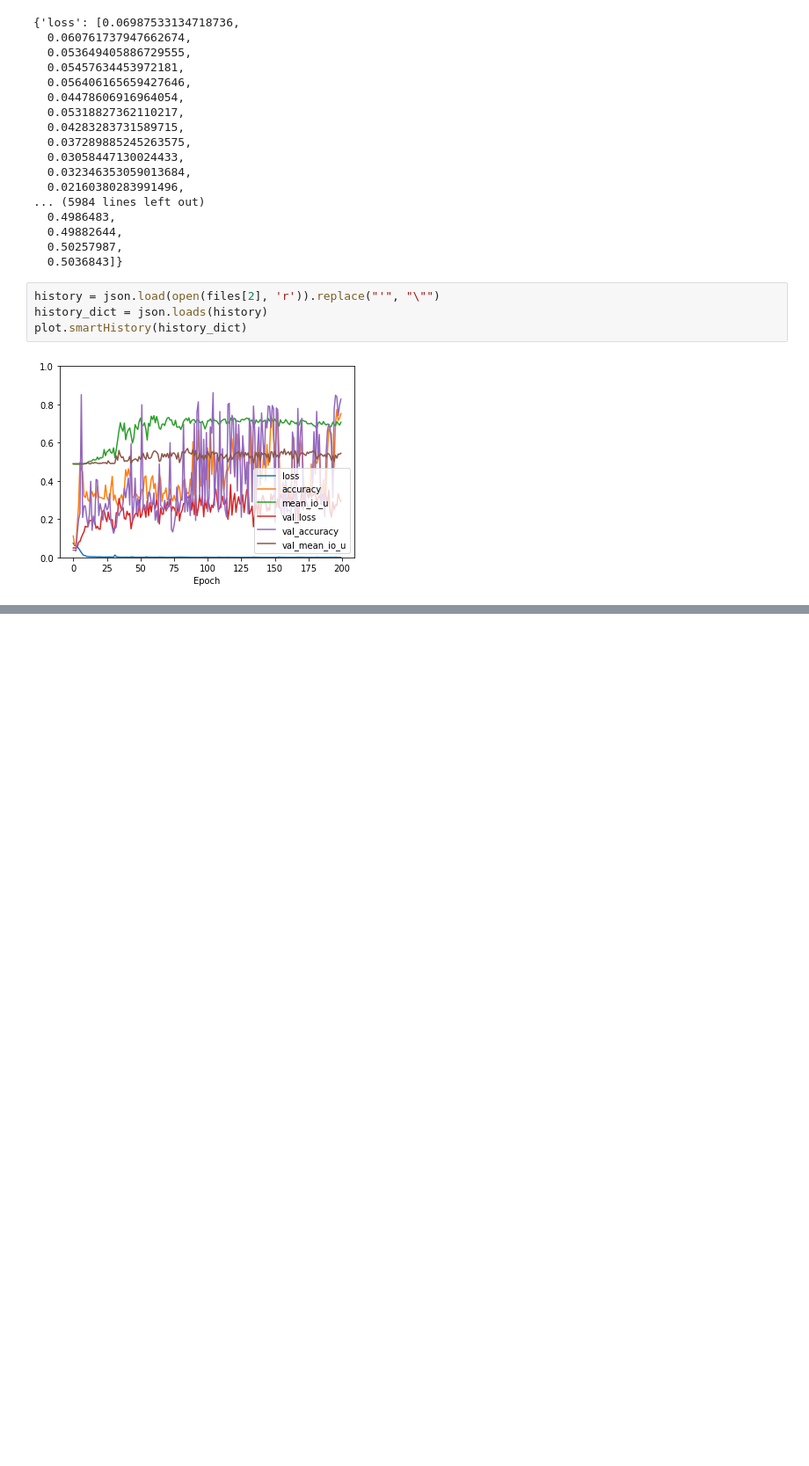
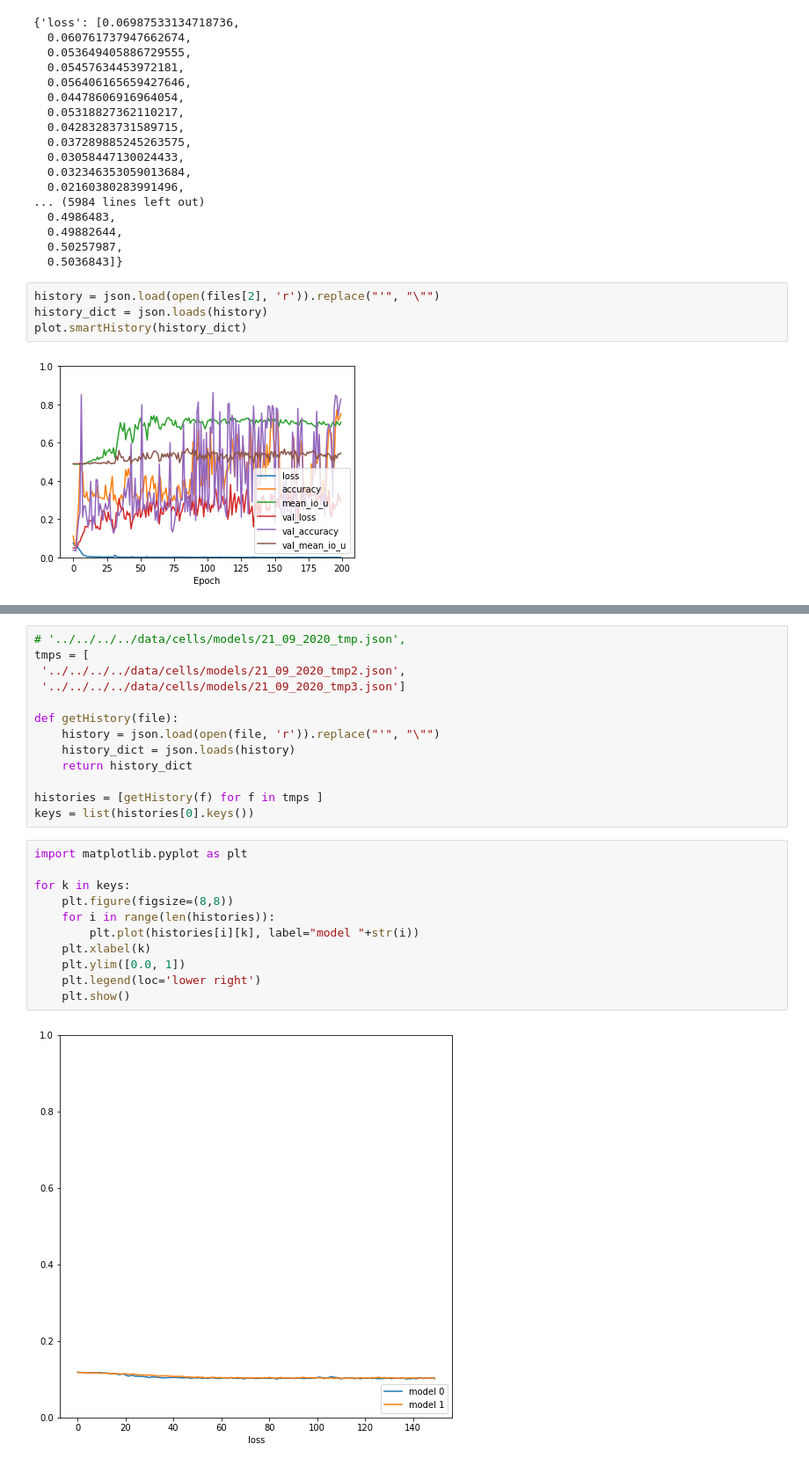
Before and after one commit to PreibischLab/PixelWise_Cell_Classification, a Jupyter notebook: V2/unet/Plot graphs.ipynb, the cells around one changed output, grey strips where cells are left out. Shown at 88% size. Cells and saved outputs as stored; diff of their text form; blank space fills up the shorter version.

```diff
--- a/V2/unet/Plot graphs.ipynb
+++ b/V2/unet/Plot graphs.ipynb
@@ -186,0 +166,26 @@ error
+# %%
+# '../../../../data/cells/models/21_09_2020_tmp.json',
+tmps = [
+ '../../../../data/cells/models/21_09_2020_tmp2.json',
+ '../../../../data/cells/models/21_09_2020_tmp3.json']
+
+def getHistory(file):
+    history = json.load(open(file, 'r')).replace("'", "\"")
+    history_dict = json.loads(history)
+    return history_dict
+
+histories = [getHistory(f) for f in tmps ]
+keys = list(histories[0].keys())
+# %%
+import matplotlib.pyplot as plt
+
+for k in keys:
+    plt.figure(figsize=(8,8))
+    for i in range(len(histories)):
+        plt.plot(histories[i][k], label="model "+str(i))
+    plt.xlabel(k)
+    plt.ylim([0.0, 1])
+    plt.legend(loc='lower right')
+    plt.show()
+# %% [output]
+[figure, added]
```
Also changed, not shown: parts of 3 cells of this notebook, 23 other files.
